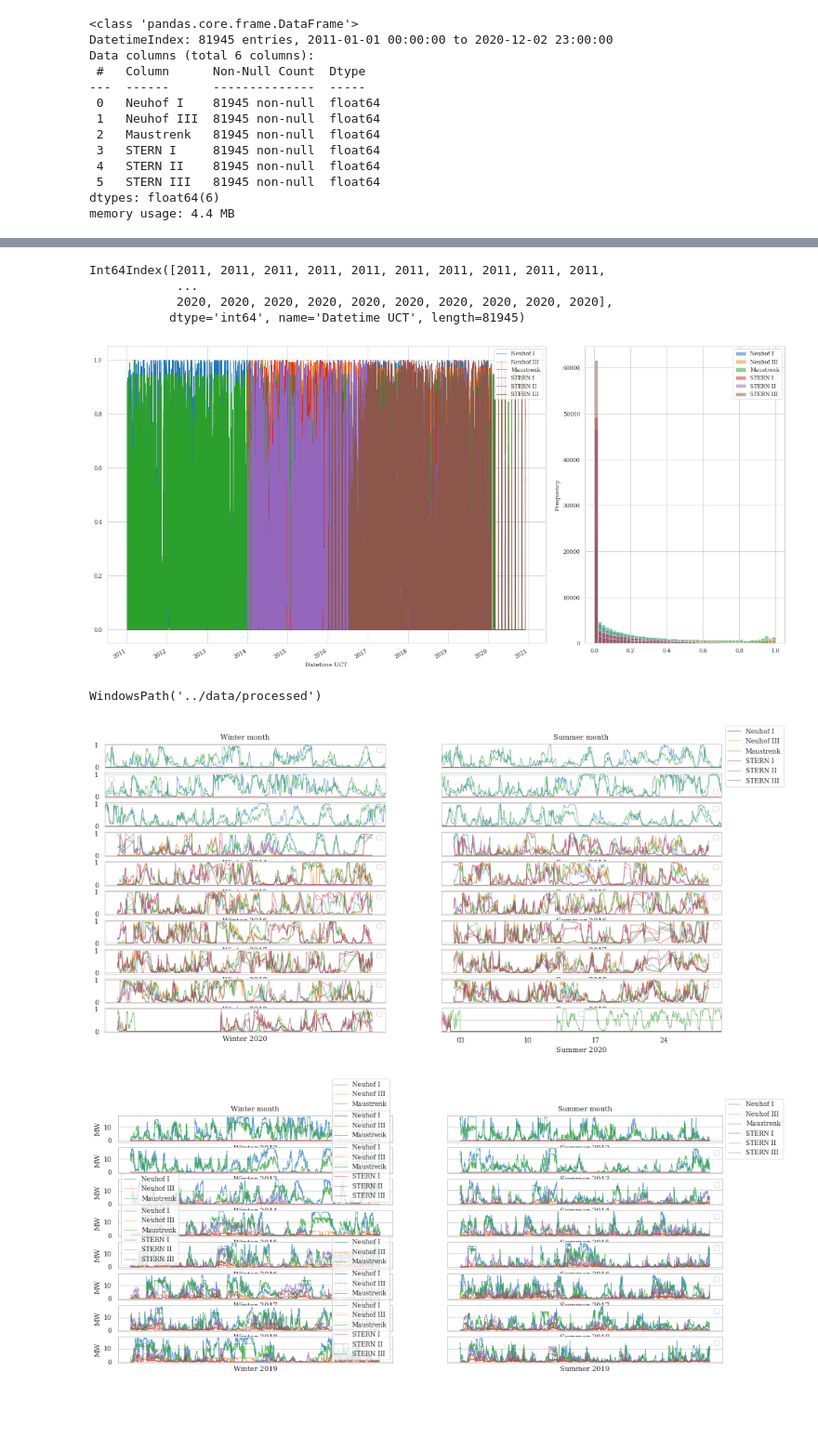
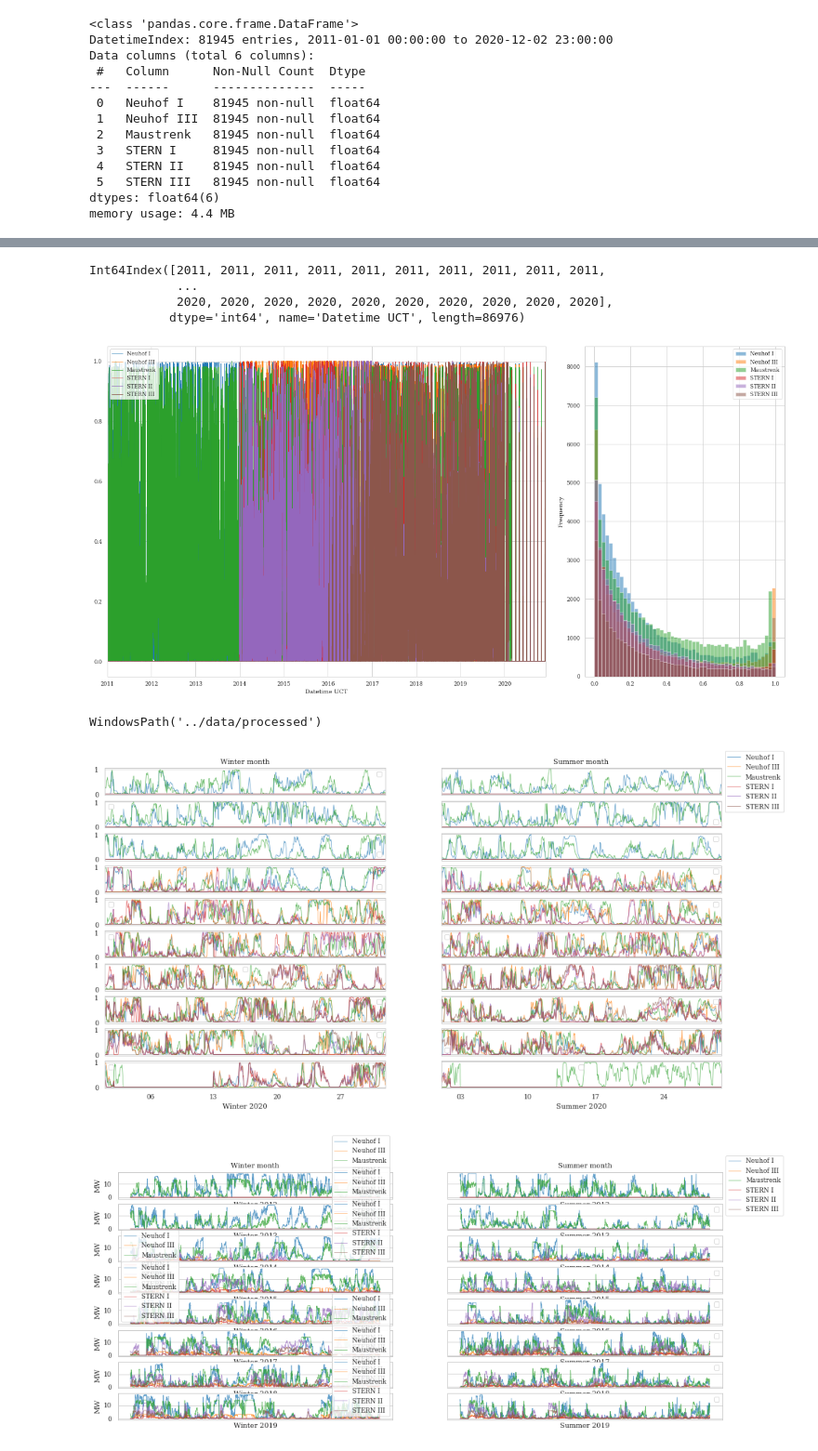
Before and after one commit to simonschaluppe/FLUCCOplus, a Jupyter notebook: notebooks/4.1.5_WEB_Windkraft.ipynb, the cells around one changed output, grey strips where cells are left out. Shown at 93% size. Cells and saved outputs as stored; diff of their text form; code cells hidden in the pictures; blank space fills up the shorter version.

Commit message:
now uses correct nominal power ratings to normalize WEB data

```diff
--- a/notebooks/4.1.5_WEB_Windkraft.ipynb
+++ b/notebooks/4.1.5_WEB_Windkraft.ipynb
@@ -77,0 +77,7 @@ df_norm.shape
+# %%
+df_norm = df_p.copy()
+for park in df_norm.columns:
+    pow_rat = web.POWER_RATINGS_MW[park]
+    df_norm[park] = df_norm[park]/pow_rat
+
+df_norm[df_norm>1] = 1
@@ -141,20 +154,21 @@ df_rm.describe()
 # %%
-df_norm_rm = df_rm.pipe(web.ts.normalize)
+#df_norm_rm = df_rm.pipe(web.ts.normalize)
+df_norm_rm = df_norm
 df_norm_rm.index.year
 # %% [output]
 Int64Index([2011, 2011, 2011, 2011, 2011, 2011, 2011, 2011, 2011, 2011,
             ...
             2020, 2020, 2020, 2020, 2020, 2020, 2020, 2020, 2020, 2020],
-           dtype='int64', name='Datetime UCT', length=81945)
+           dtype='int64', name='Datetime UCT', length=86976)
 # %%
 plt.figure(figsize=(20,10))
 ax0 = plt.subplot2grid((1, 3), (0, 0), colspan=2)
 ax1 = plt.subplot2grid((1, 3), (0, 2), colspan=1)
 df_norm_rm.plot(ax=ax0)
-df_norm_rm.plot.hist(ax=ax1, bins=50, alpha=0.5)
+df_norm_rm[df_norm_rm>0].plot.hist(ax=ax1, bins=50, alpha=0.5)
 plt.savefig("img/normed.png", dpi=300)
 # %% [output]
-[figure, old version]
+[figure, new version]
 # %%
 config.DATA_PROCESSED
 # %% [output]
@@ -186,7 +200,7 @@ axes[0,0].set(title="Winter month", ylabel="")
 # fig.tight_layout()
 fig.savefig("img/normdetails.png", dpi=300)
 # %% [output]
-[figure, old version]
+[figure, new version]
 # %%
 anlagen = ["Neuhof I", "Neuhof III", "Maustrenk",
            "STERN I", "STERN II", "STERN III"]
```
Also changed, not shown: parts of 14 cells of this notebook, 1 other file.
